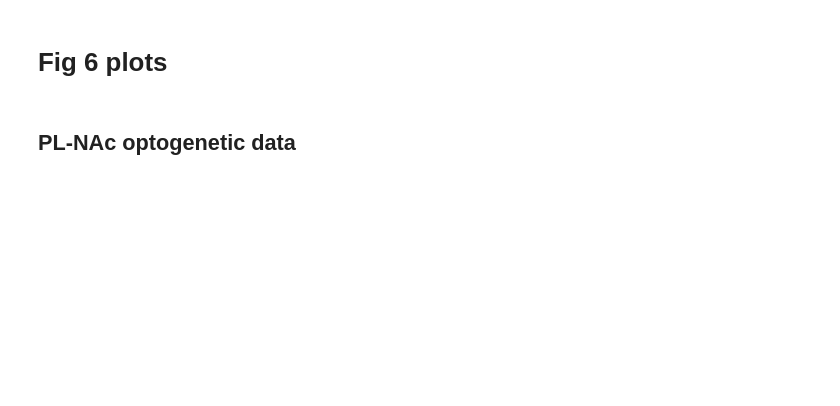
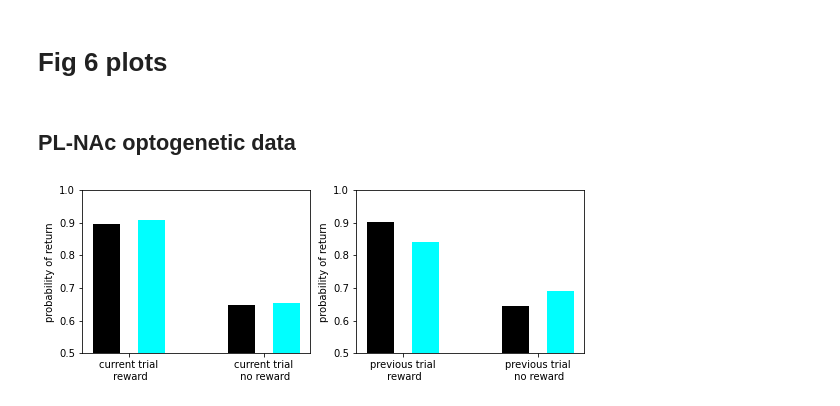
Before and after one commit to baiydaavi/RL_models_with_choice_selective_sequences, a Jupyter notebook: SynapticPlasticityModel/plots.ipynb, the cells around one changed output. Drawn from its saved outputs; the diff is of its cells as text; code cells hidden in the pictures; blank space fills up the shorter version.

```diff
--- a/SynapticPlasticityModel/plots.ipynb
+++ b/SynapticPlasticityModel/plots.ipynb
@@ -149,4 +153,8 @@ TestPlots.plot_NAc_activity()
 # %%
 results = run_td_model(is_stimulated=True)
 TestPlots = GenerateTestPlots(results)
+# %%
+TestPlots.stay_probability(mode='optogenetic', save='test_plots/Fig6c.pdf')
+# %% [output]
+[figure, added]
 # %%
```
Also changed, not shown: parts of 37 cells of this notebook, 1 other file.
